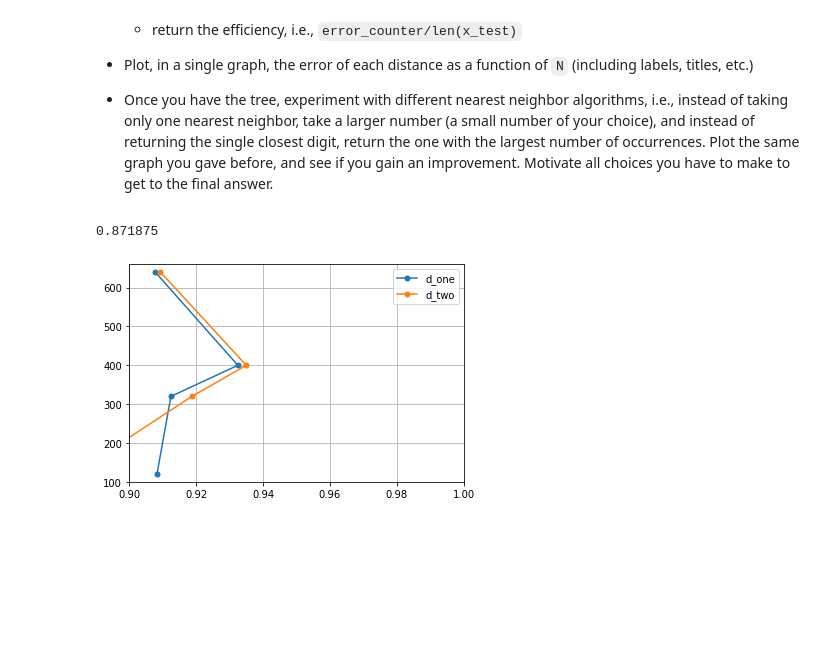
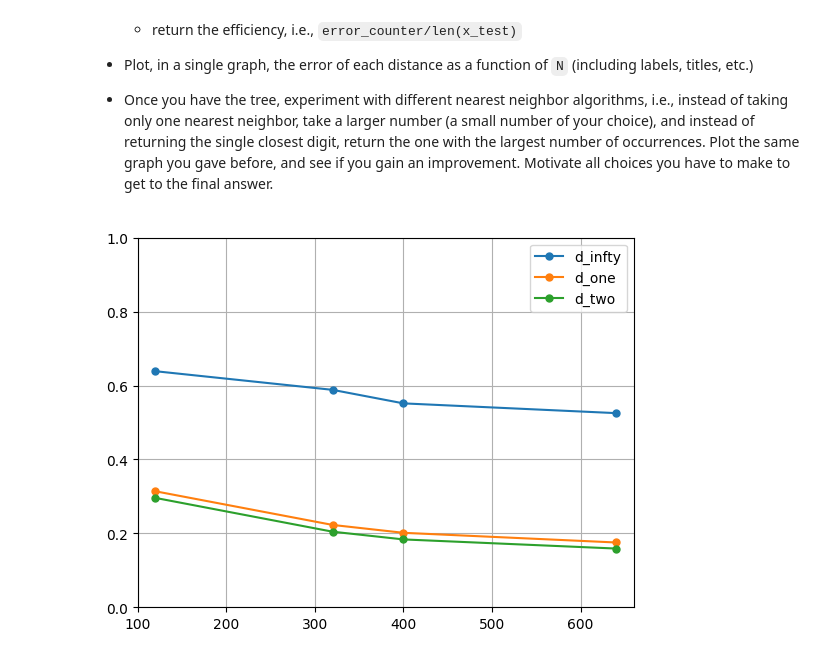
Before and after one commit to ImolaFodor/numerical-analysis-2022-2023, a Jupyter notebook: final_project_2022_2023_ifodor.ipynb, the cells around one changed output. Drawn from its saved outputs; the diff is of its cells as text; code cells hidden in the pictures; blank space fills up the shorter version.

Commit message:
fixes, still missing H1 implemented to suit ball tree

```diff
--- a/final_project_2022_2023_ifodor.ipynb
+++ b/final_project_2022_2023_ifodor.ipynb
@@ -375,0 +600,7 @@ print(H1_efficiency([10, 20, 40, 80, 160], dist_imgs, count_errors))
+# %%
+N = 10
+
+DH1 = dist_imgs(N,d_H1)
+
+imshow(DH1)
+_ = title('DH1')
@@ -392,45 +625,46 @@ For N in `[3200, 6400]` and for each distance defined above
 from sklearn.neighbors import BallTree
 # %%
 def build_tree(N, dist):
-  X = x_train[0:N].reshape(N,28*28) #like this only d_one works
-  tree = BallTree(X, leaf_size=30, metric = dist)
-  #s = pickle.dumps(tree)
+
+  X = x_train[0:N].reshape(N,28*28)
+  tree = BallTree(X, leaf_size=40, metric = dist)
+
   return tree
 # %%
-def count_errors_w_ball(tree, N, chosen_k):
+def count_errors_w_ball(tree, chosen_k):
   error_counter = 0
-  for i in range(N):
+
+  for i in range(len(x_test)):
+
     dist, ind = tree.query(x_test[i].reshape(1,28*28), k=chosen_k)
-    candidate_labels = list(y_test[ind])
+    candidate_labels = list(y_train[ind])
     best_candidate_label = median(candidate_labels)
+
     if best_candidate_label != y_test[i]:
       error_counter+=1
-  return error_counter/N
+
+  return error_counter/len(x_test)
-# %%
-tree = build_tree(320, d_one)
-print(count_errors_w_ball(tree, 320, 5))
-# %% [output]
-0.871875
 # %%
 def plot_errors(dists, N, k):
+
   minN = min(N)
   maxN = max(N)
-  axis([0.9,1,minN-20,maxN+20]) # axis limits
+  axis([minN-20,maxN+20, 0, 1]) # axis limits
 
   for dist in dists:
     c = []
     for i in N:
         tree = build_tree(i, dist)
-        c.append(count_errors_w_ball(tree, i, k))
-    plot(c,N,marker="o", markersize=5, label=dist.__name__)
+        c.append(count_errors_w_ball(tree, k))
+    plot(N,c,marker="o", markersize=5, label=dist.__name__)
     legend()
 
   grid()
   show()
 
-dists = [d_one, d_two] # doesn't work for d_infty, d_H1
+dists = [d_infty, d_one, d_two]
 N = [120, 320, 400, 640]
 
 plot_errors(dists,N, 1)
 # %% [output]
-[figure, old version]
+[figure, new version]
```
Also changed, not shown: parts of 36 cells of this notebook.
